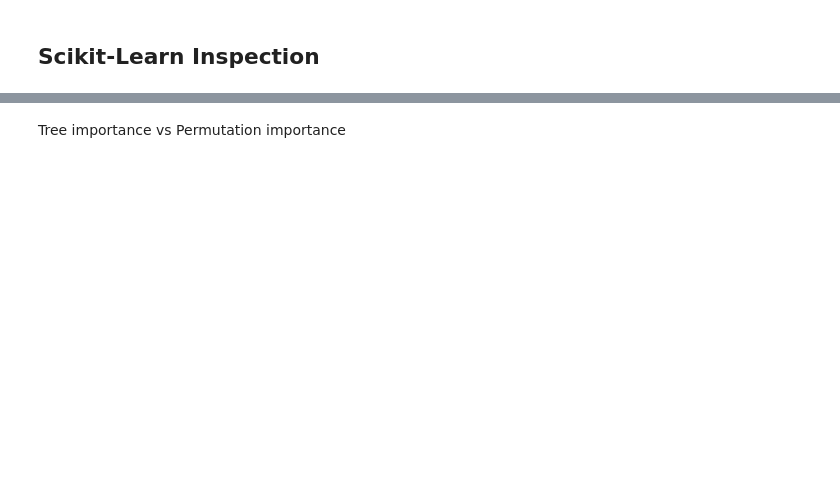
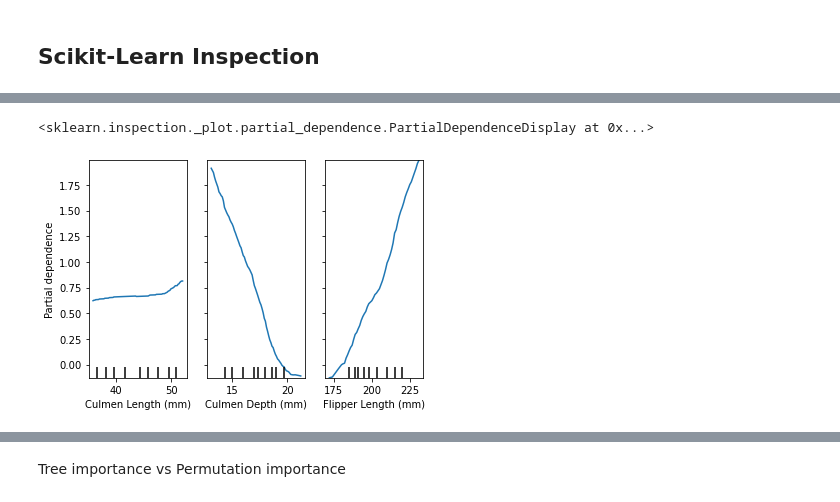
Before and after one commit to JesperDramsch/ml.recipes, a Jupyter notebook: notebooks/5 - Interpretability.ipynb, the cells around one changed output, grey strips where cells are left out. Saved outputs shown, nothing was run; the diff lists cells and outputs as text; code cells hidden in the pictures; blank space fills up the shorter version.

```diff
--- a/notebooks/5 - Interpretability.ipynb
+++ b/notebooks/5 - Interpretability.ipynb
@@ -6,3 +6,7 @@ One way to probe the models we build is to test them against the established kno
 This part of the tutorial will also go into some considerations why the feature importance of tree-based methods can serve as a start but often shouldn’t be used as the sole source of truth regarding feature interpretation of our applied research.
 
 This section will introduce tools like `shap`, discuss feature importance, and manual inspection of models.
+# %%
+import pandas as pd
+penguins = pd.read_csv('../data/penguins_clean.csv')
+penguins.head()
@@ -8,0 +20,17 @@ This section will introduce tools like `shap`, discuss feature importance, and m
+# %%
+from sklearn.model_selection import train_test_split
+num_features = ["Culmen Length (mm)", "Culmen Depth (mm)", "Flipper Length (mm)"]
+cat_features = ["Sex"]
+features = num_features + cat_features
+target = ["Species"]
+
+X_train, X_test, y_train, y_test = train_test_split(penguins[features], penguins[target[0]], stratify=penguins[target[0]], train_size=.7, random_state=42)
+# %%
+from sklearn.svm import SVC
+from sklearn.compose import ColumnTransformer
+from sklearn.pipeline import Pipeline
+from sklearn.preprocessing import StandardScaler, OneHotEncoder
+from joblib import dump, load
+
+model = load("../model/svc.joblib")
+model.score(X_test, y_test)
@@ -10,0 +64,5 @@ This section will introduce tools like `shap`, discuss feature importance, and m
+# %%
+PartialDependenceDisplay.from_estimator(model, X_train, [0,1,2], target=list(y_train.unique())[0])
+# %% [output]
+<sklearn.inspection._plot.partial_dependence.PartialDependenceDisplay at 0x...>
+[figure, added]
```
Also changed, not shown: parts of 16 cells of this notebook, 3 other files.
